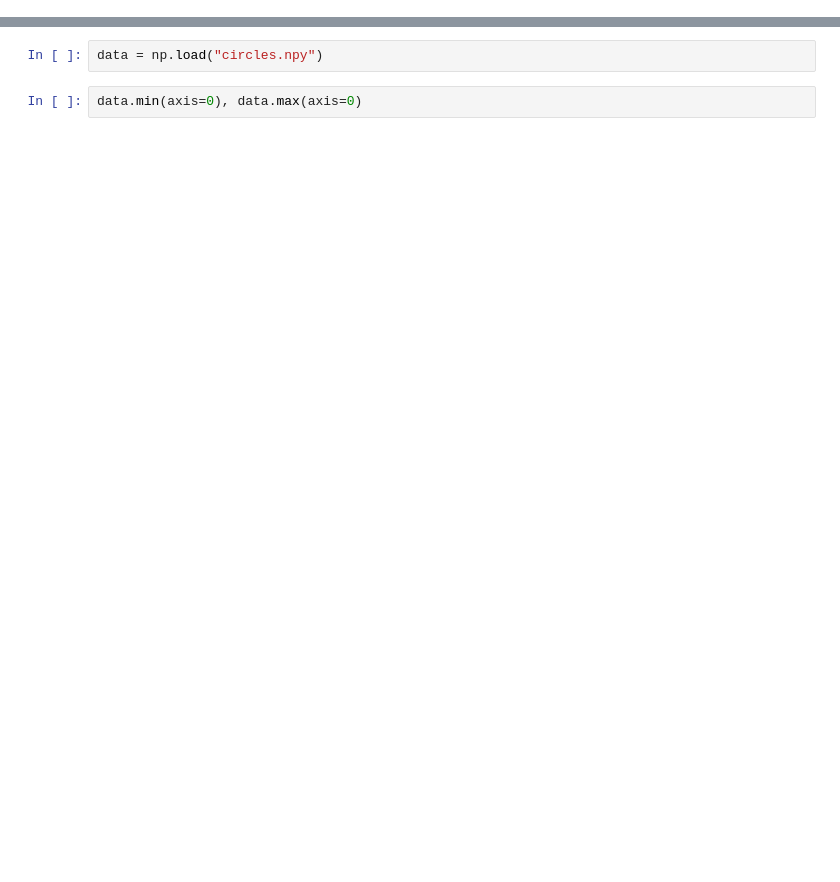
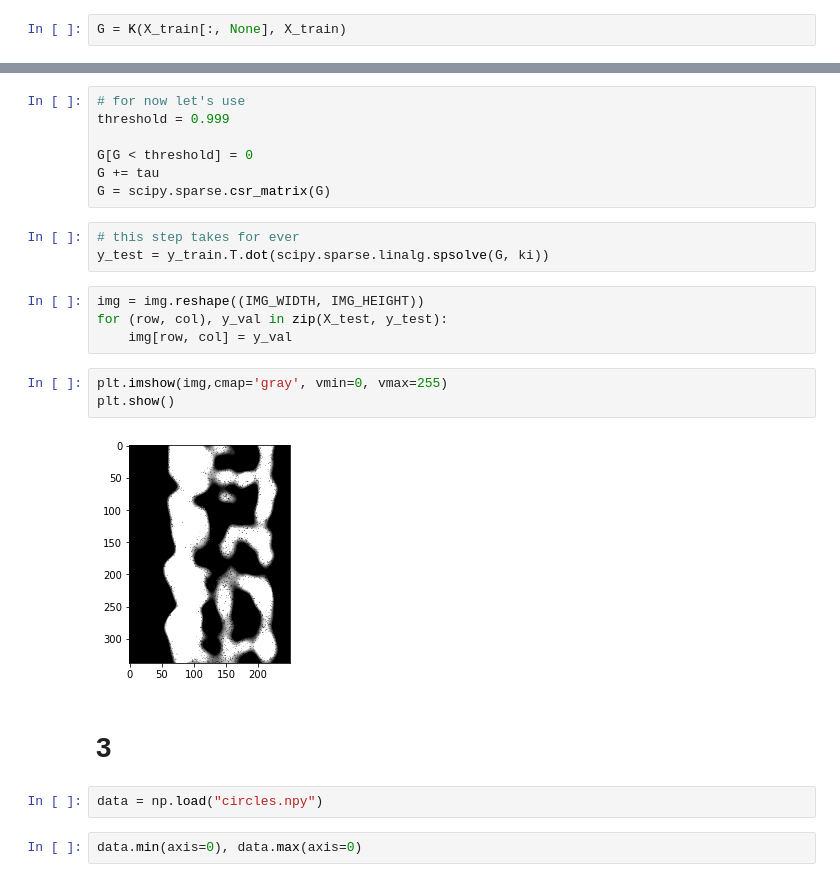
Before and after one commit to J-Gann/FML, a Jupyter notebook: ex07/fitting_circles.ipynb, the cells around one changed output, grey strips where cells are left out. Saved outputs shown, nothing was run; the diff lists cells and outputs as text; blank space fills up the shorter version.

```diff
--- a/ex07/fitting_circles.ipynb
+++ b/ex07/fitting_circles.ipynb
@@ -5,0 +61,2 @@ from matplotlib.pyplot import figure
+# %%
+G = K(X_train[:, None], X_train)
@@ -6,3 +104,24 @@ from matplotlib.pyplot import figure
+# %%
+# for now let's use
+threshold = 0.999
+
+G[G < threshold] = 0
+G += tau
+G = scipy.sparse.csr_matrix(G)
+# %%
+# this step takes for ever
+y_test = y_train.T.dot(scipy.sparse.linalg.spsolve(G, ki))
+# %%
+img = img.reshape((IMG_WIDTH, IMG_HEIGHT))
+for (row, col), y_val in zip(X_test, y_test):
+    img[row, col] = y_val
+# %%
+plt.imshow(img,cmap='gray', vmin=0, vmax=255)
+plt.show()
+# %% [output]
+[figure, added]
+# %% [markdown]
+# 3
 # %%
 data = np.load("circles.npy")
 # %%
```
Also changed, not shown: parts of 17 cells of this notebook.
